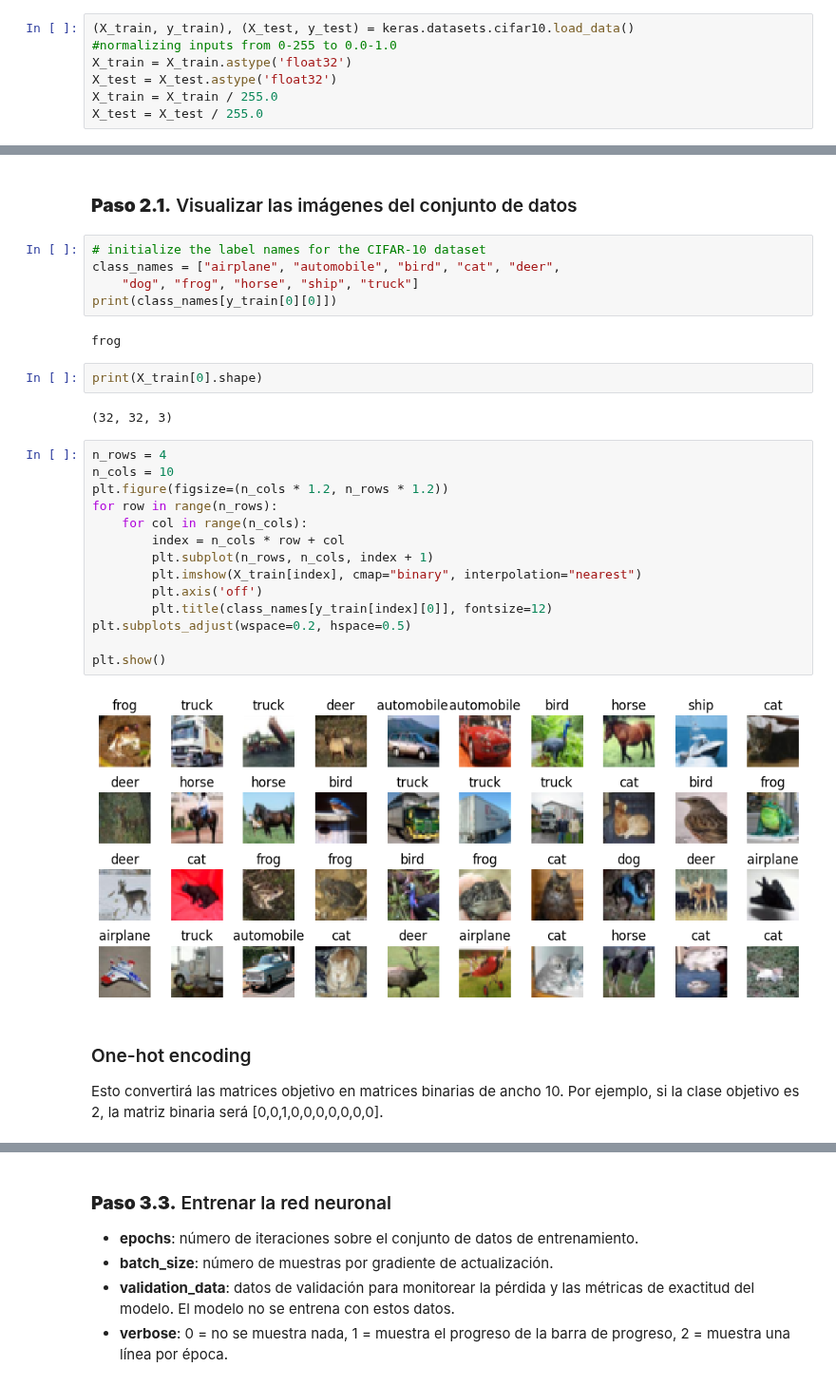
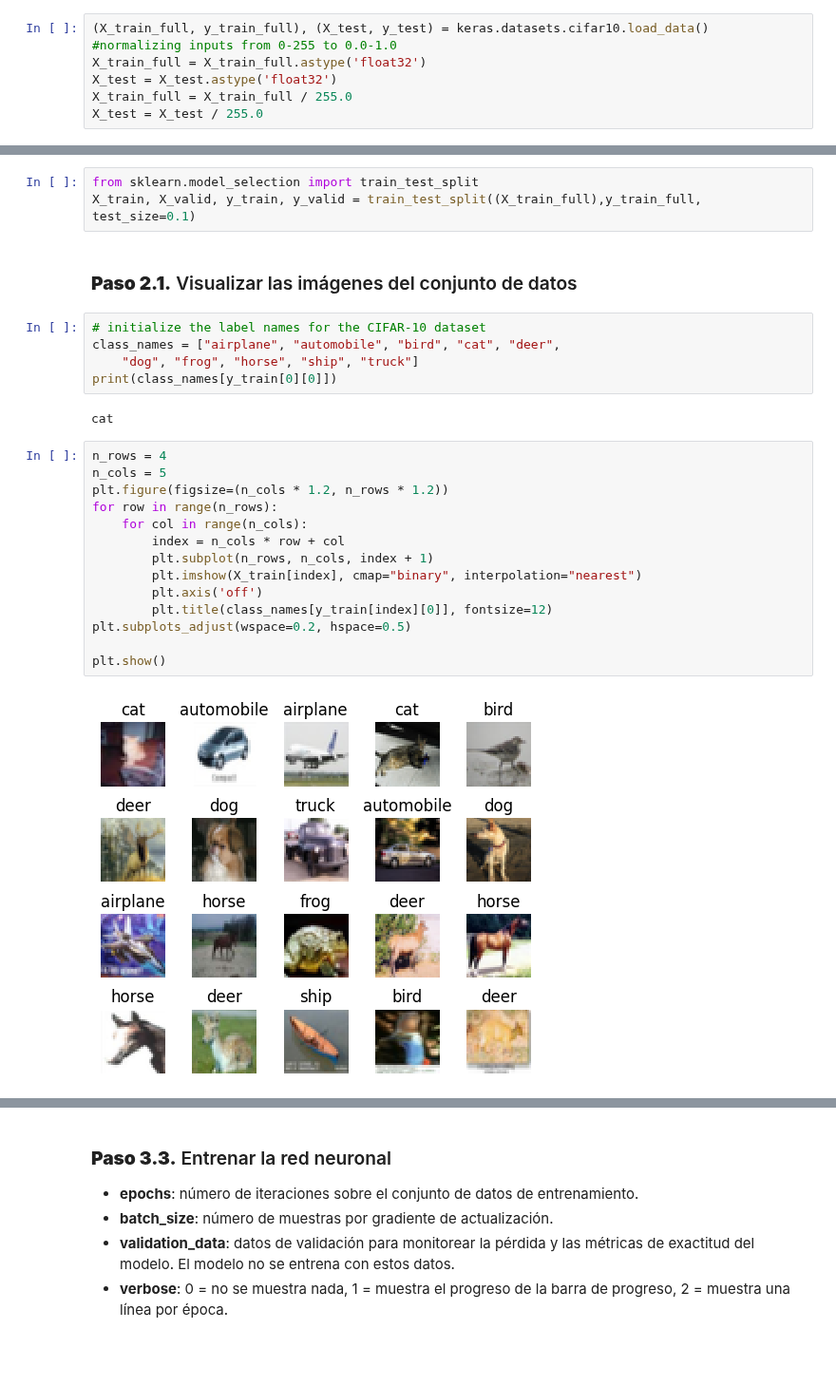
Before and after one commit to DiegoPaezA/IA_Examples, a Jupyter notebook: Redes Neuronales/CNN_CIFAR10.ipynb, the cells around one changed output, grey strips where cells are left out. Shown at 95% size. Saved outputs shown, nothing was run; the diff lists cells and outputs as text; blank space fills up the shorter version.

Commit message:
add x_val and y_val and models exp function

```diff
--- a/Redes Neuronales/CNN_CIFAR10.ipynb
+++ b/Redes Neuronales/CNN_CIFAR10.ipynb
@@ -49,9 +65,9 @@ np.random.seed(42)
 
 Se cargan los datos de entrenamiento y prueba y se escala la intensidad de los píxeles en el rango de 0-1 y se convierten en flotantes, dividiéndolos por 255.
 # %%
-(X_train, y_train), (X_test, y_test) = keras.datasets.cifar10.load_data()
+(X_train_full, y_train_full), (X_test, y_test) = keras.datasets.cifar10.load_data()
 #normalizing inputs from 0-255 to 0.0-1.0
-X_train = X_train.astype('float32')
+X_train_full = X_train_full.astype('float32')
 X_test = X_test.astype('float32')
-X_train = X_train / 255.0
+X_train_full = X_train_full / 255.0
 X_test = X_test / 255.0
@@ -58,3 +82,6 @@ X_test = X_test / 255.0
+# %%
+from sklearn.model_selection import train_test_split
+X_train, X_valid, y_train, y_valid = train_test_split((X_train_full),y_train_full, test_size=0.1)
 # %% [markdown]
 ### **Paso 2.1.** Visualizar las imágenes del conjunto de datos
 # %%
@@ -63,28 +90,20 @@ class_names = ["airplane", "automobile", "bird", "cat", "deer",
 	"dog", "frog", "horse", "ship", "truck"]
 print(class_names[y_train[0][0]])
 # %% [output]
-frog
+cat
-# %%
-print(X_train[0].shape)
-# %% [output]
-(32, 32, 3)
 # %%
 n_rows = 4
-n_cols = 10
+n_cols = 5
 plt.figure(figsize=(n_cols * 1.2, n_rows * 1.2))
 for row in range(n_rows):
     for col in range(n_cols):
         index = n_cols * row + col
         plt.subplot(n_rows, n_cols, index + 1)
         plt.imshow(X_train[index], cmap="binary", interpolation="nearest")
         plt.axis('off')
         plt.title(class_names[y_train[index][0]], fontsize=12)
 plt.subplots_adjust(wspace=0.2, hspace=0.5)
 
 plt.show()
 # %% [output]
-[figure, old version]
+[figure, new version]
-# %% [markdown]
-### One-hot encoding
-
-Esto convertirá las matrices objetivo en matrices binarias de ancho 10. Por ejemplo, si la clase objetivo es 2, la matriz binaria será [0,0,1,0,0,0,0,0,0,0].
```
Also changed, not shown: parts of 20 cells of this notebook.
